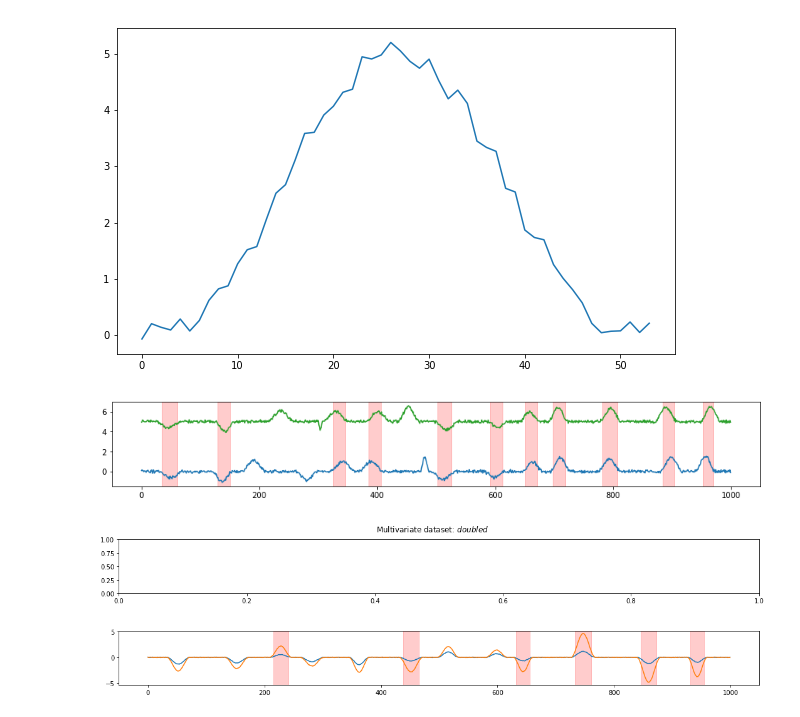
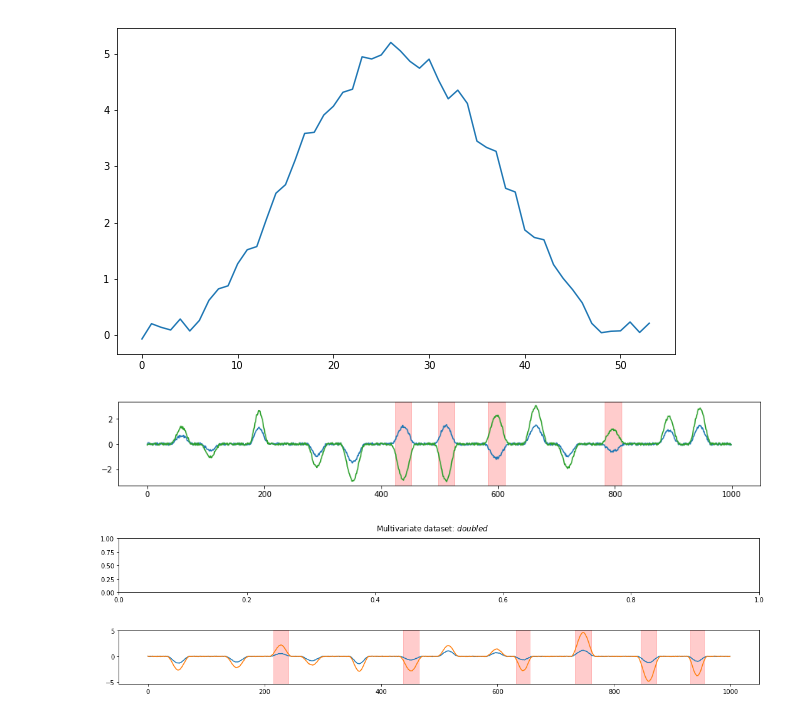
Before and after one commit to KDD-OpenSource/DeepADoTS, a Jupyter notebook: notebooks/3.0-tk-data-generation.ipynb, the cells around one changed output. Saved outputs shown, nothing was run; the diff lists cells and outputs as text; code cells hidden in the pictures.

```diff
--- a/notebooks/3.0-tk-data-generation.ipynb
+++ b/notebooks/3.0-tk-data-generation.ipynb
@@ -34,17 +34,16 @@ plt.plot(SyntheticMultivariateDataset.get_noisy_value(np.concatenate([[0, 0], Sy
 [<matplotlib.lines.Line2D at 0x...>]
 [figure]
 # %%
-dataset = MultivariateAnomalyFunction.get_multivariate_dataset(length=1000, values_range=(0, 5), method='xor', test_pollution=0.5, global_noise=0.2)
+dataset = MultivariateAnomalyFunction.get_multivariate_dataset(length=1000, method='inversed', test_pollution=0.3, global_noise=0.2)
 X_train, y_train, X_test, y_test = dataset.data()
 fig, ax = plt.subplots(1, 1, figsize=(15, 2))
 X_test.plot(ax=ax, color=['C0', 'C2'], legend=False)
 starts = np.arange(0, len(y_test))[(y_test == 1) & (y_test.shift(1) == 0)]
 ends = np.arange(0, len(y_test))[(y_test == 1) & (y_test.shift(-1) == 0)]
 for start_idx, end_idx in zip(starts, ends):
     ax.axvspan(start_idx, end_idx, alpha=0.2, color='red')
-fig.savefig('fixed-xor-labelling.pdf')
 # %% [output]
-[figure, old version]
+[figure, new version]
 # %%
 def plot_dataset(X_train, X_test, y_test, title, show_legend=False):
     fig, axes = plt.subplots(2, 1, figsize=(15, 4))
```
Also changed, not shown: 1 other file.
